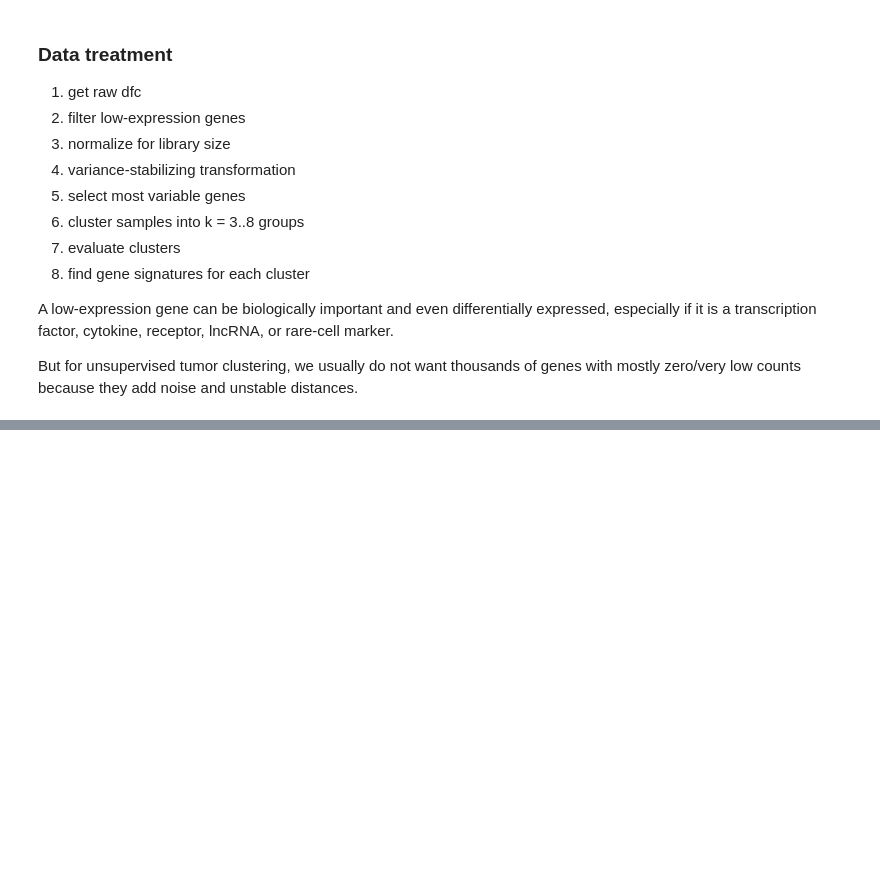
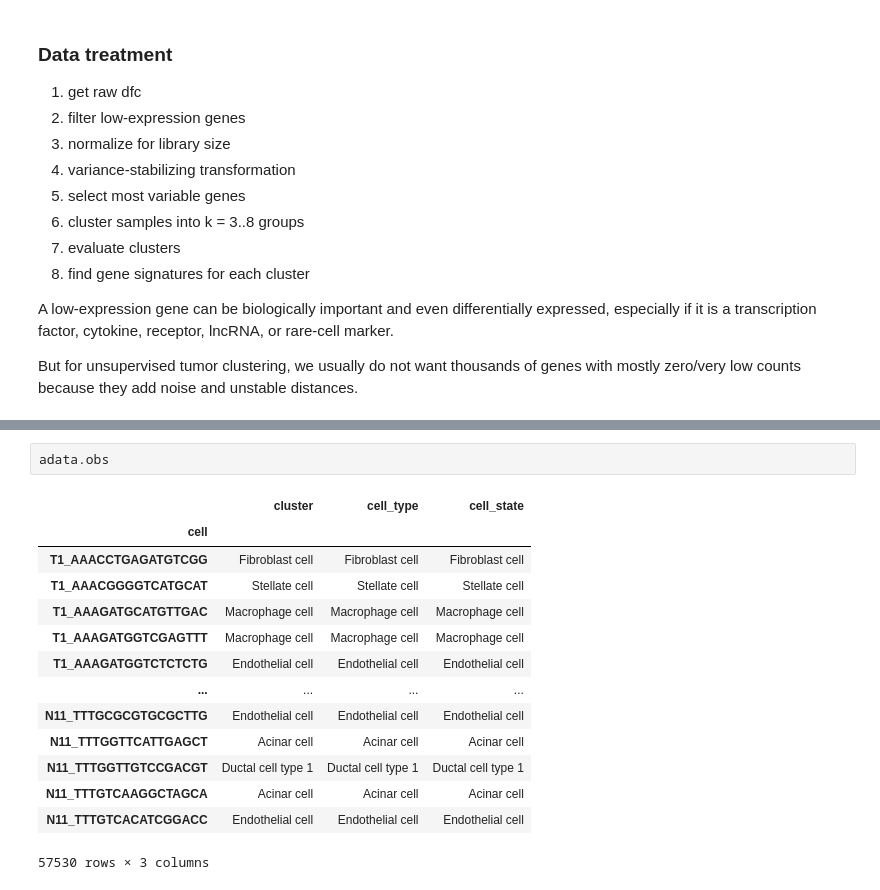
Before and after one commit to flalix/perturb_agent, a Jupyter notebook: notebooks/mtp_cBio_66_PAAD_prism LFC_cluster.ipynb, the cells around one changed output, grey strips where cells are left out. Cells and saved outputs as stored; diff of their text form; blank space fills up the shorter version.

```diff
--- a/notebooks/mtp_cBio_66_PAAD_prism LFC_cluster.ipynb
+++ b/notebooks/mtp_cBio_66_PAAD_prism LFC_cluster.ipynb
@@ -452,0 +479,17 @@ But for unsupervised tumor clustering, we usually do not want thousands of genes
+# %%
+adata.obs
+# %% [output]
+|  | cluster | cell_type | cell_state |
+| cell |  |  |  |
+| T1_AAACCTGAGATGTCGG | Fibroblast cell | Fibroblast cell | Fibroblast cell |
+| T1_AAACGGGGTCATGCAT | Stellate cell | Stellate cell | Stellate cell |
+| T1_AAAGATGCATGTTGAC | Macrophage cell | Macrophage cell | Macrophage cell |
+| T1_AAAGATGGTCGAGTTT | Macrophage cell | Macrophage cell | Macrophage cell |
+| T1_AAAGATGGTCTCTCTG | Endothelial cell | Endothelial cell | Endothelial cell |
+| ... | ... | ... | ... |
+| N11_TTTGCGCGTGCGCTTG | Endothelial cell | Endothelial cell | Endothelial cell |
+| N11_TTTGGTTCATTGAGCT | Acinar cell | Acinar cell | Acinar cell |
+| N11_TTTGGTTGTCCGACGT | Ductal cell type 1 | Ductal cell type 1 | Ductal cell type 1 |
+| N11_TTTGTCAAGGCTAGCA | Acinar cell | Acinar cell | Acinar cell |
+| N11_TTTGTCACATCGGACC | Endothelial cell | Endothelial cell | Endothelial cell |
+57530 rows × 3 columns
```
Also changed, not shown: parts of 9 cells of this notebook.
